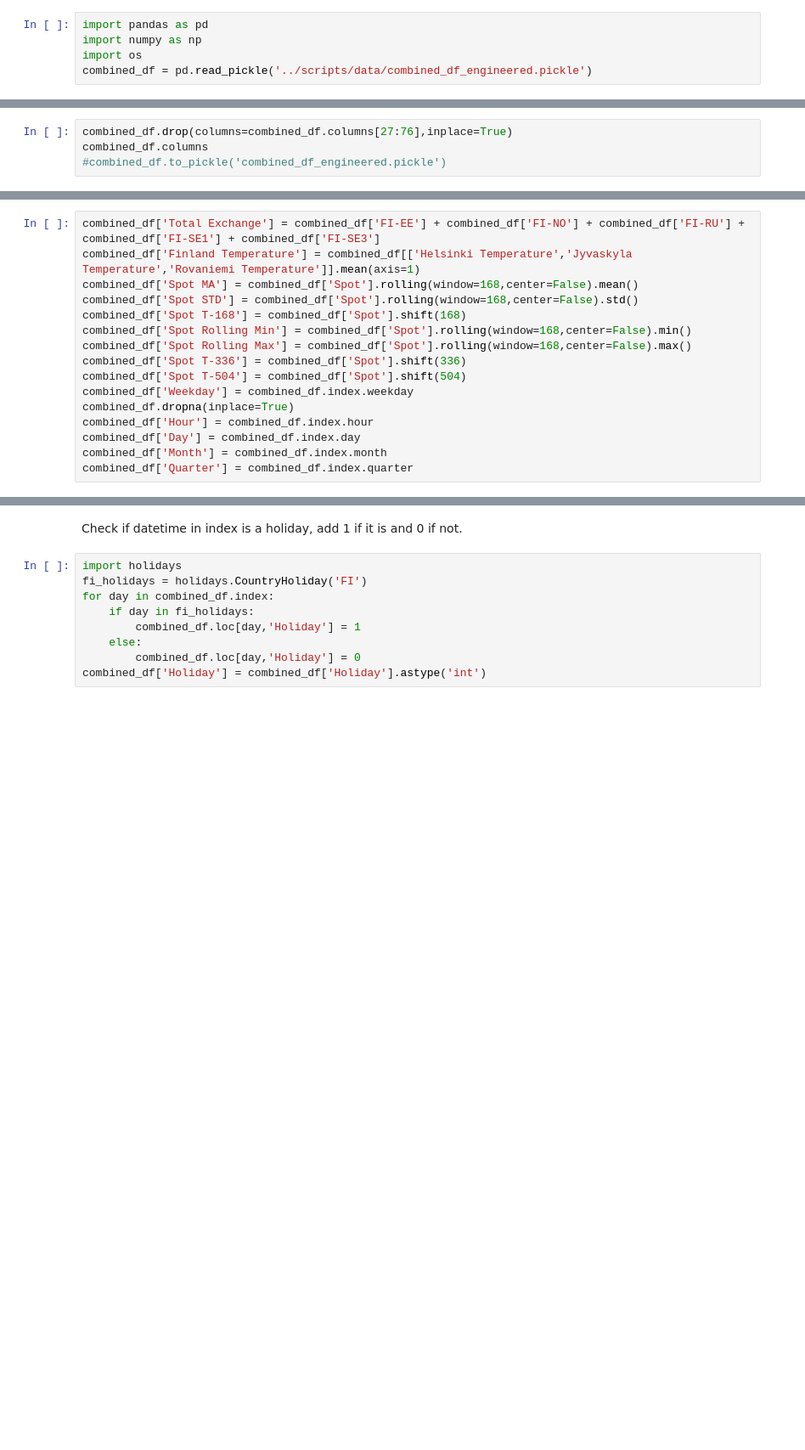
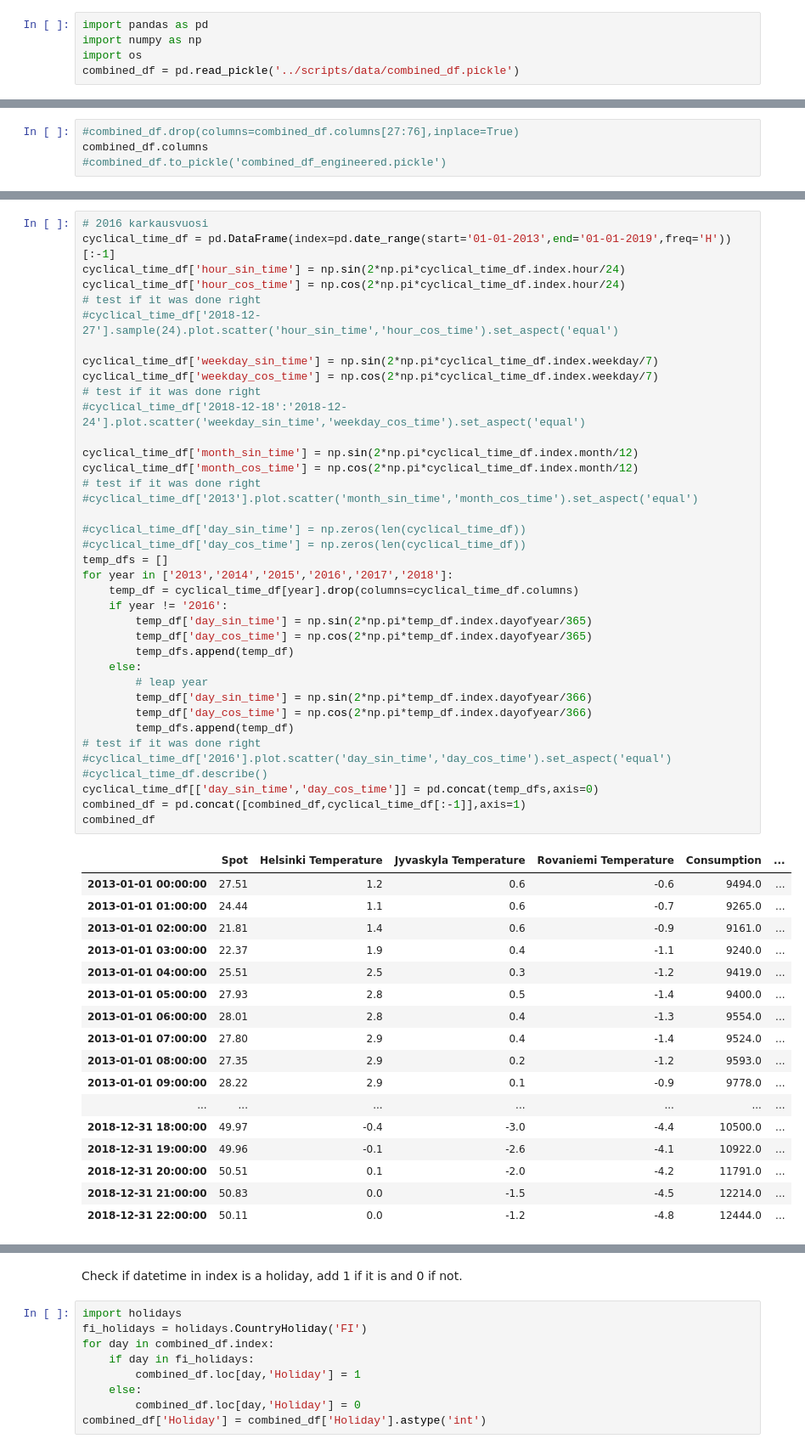
Before and after one commit to Cadax/nordpool-spot-price, a Jupyter notebook: notebooks/Feature_Engineering.ipynb, the cells around one changed output, grey strips where cells are left out. Shown: that part at 85% size. Drawn from its saved outputs; the diff is of its cells as text; blank space fills up the shorter version.

```diff
--- a/notebooks/Feature_Engineering.ipynb
+++ b/notebooks/Feature_Engineering.ipynb
@@ -2,4 +2,4 @@
 import pandas as pd
 import numpy as np
 import os
-combined_df = pd.read_pickle('../scripts/data/combined_df_engineered.pickle')
+combined_df = pd.read_pickle('../scripts/data/combined_df.pickle')
@@ -72,5 +76,5 @@ for dataset in fingrid_datasets:
 # %%
-combined_df.drop(columns=combined_df.columns[27:76],inplace=True)
+#combined_df.drop(columns=combined_df.columns[27:76],inplace=True)
 combined_df.columns
 #combined_df.to_pickle('combined_df_engineered.pickle')
 # %% [output]
@@ -92,16 +90,0 @@ Other features
-# %%
-combined_df['Total Exchange'] = combined_df['FI-EE'] + combined_df['FI-NO'] + combined_df['FI-RU'] + combined_df['FI-SE1'] + combined_df['FI-SE3']
-combined_df['Finland Temperature'] = combined_df[['Helsinki Temperature','Jyvaskyla Temperature','Rovaniemi Temperature']].mean(axis=1)
-combined_df['Spot MA'] = combined_df['Spot'].rolling(window=168,center=False).mean()
-combined_df['Spot STD'] = combined_df['Spot'].rolling(window=168,center=False).std()
-combined_df['Spot T-168'] = combined_df['Spot'].shift(168)
-combined_df['Spot Rolling Min'] = combined_df['Spot'].rolling(window=168,center=False).min()
-combined_df['Spot Rolling Max'] = combined_df['Spot'].rolling(window=168,center=False).max()
-combined_df['Spot T-336'] = combined_df['Spot'].shift(336)
-combined_df['Spot T-504'] = combined_df['Spot'].shift(504)
-combined_df['Weekday'] = combined_df.index.weekday
-combined_df.dropna(inplace=True)
-combined_df['Hour'] = combined_df.index.hour
-combined_df['Day'] = combined_df.index.day
-combined_df['Month'] = combined_df.index.month
-combined_df['Quarter'] = combined_df.index.quarter
@@ -107,0 +94,56 @@ combined_df['Quarter'] = combined_df.index.quarter
+# %%
+# 2016 karkausvuosi
+cyclical_time_df = pd.DataFrame(index=pd.date_range(start='01-01-2013',end='01-01-2019',freq='H'))[:-1]
+cyclical_time_df['hour_sin_time'] = np.sin(2*np.pi*cyclical_time_df.index.hour/24)
+cyclical_time_df['hour_cos_time'] = np.cos(2*np.pi*cyclical_time_df.index.hour/24)
+# test if it was done right
+#cyclical_time_df['2018-12-27'].sample(24).plot.scatter('hour_sin_time','hour_cos_time').set_aspect('equal')
+
+cyclical_time_df['weekday_sin_time'] = np.sin(2*np.pi*cyclical_time_df.index.weekday/7)
+cyclical_time_df['weekday_cos_time'] = np.cos(2*np.pi*cyclical_time_df.index.weekday/7)
+# test if it was done right
+#cyclical_time_df['2018-12-18':'2018-12-24'].plot.scatter('weekday_sin_time','weekday_cos_time').set_aspect('equal')
+
+cyclical_time_df['month_sin_time'] = np.sin(2*np.pi*cyclical_time_df.index.month/12)
+cyclical_time_df['month_cos_time'] = np.cos(2*np.pi*cyclical_time_df.index.month/12)
+# test if it was done right
+#cyclical_time_df['2013'].plot.scatter('month_sin_time','month_cos_time').set_aspect('equal')
+
+#cyclical_time_df['day_sin_time'] = np.zeros(len(cyclical_time_df))
+#cyclical_time_df['day_cos_time'] = np.zeros(len(cyclical_time_df))
+temp_dfs = []
+for year in ['2013','2014','2015','2016','2017','2018']:
+    temp_df = cyclical_time_df[year].drop(columns=cyclical_time_df.columns)
+    if year != '2016':
+        temp_df['day_sin_time'] = np.sin(2*np.pi*temp_df.index.dayofyear/365)
+        temp_df['day_cos_time'] = np.cos(2*np.pi*temp_df.index.dayofyear/365)
+        temp_dfs.append(temp_df)
+    else:
+        # leap year
+        temp_df['day_sin_time'] = np.sin(2*np.pi*temp_df.index.dayofyear/366)
+        temp_df['day_cos_time'] = np.cos(2*np.pi*temp_df.index.dayofyear/366)
+        temp_dfs.append(temp_df)
+# test if it was done right
+#cyclical_time_df['2016'].plot.scatter('day_sin_time','day_cos_time').set_aspect('equal')
+#cyclical_time_df.describe()
+cyclical_time_df[['day_sin_time','day_cos_time']] = pd.concat(temp_dfs,axis=0)
+combined_df = pd.concat([combined_df,cyclical_time_df[:-1]],axis=1)
+combined_df
+# %% [output]
+|  | Spot | Helsinki Temperature | Jyvaskyla Temperature | Rovaniemi Temperature | Consumption | ... |
+| 2013-01-01 00:00:00 | 27.51 | 1.2 | 0.6 | -0.6 | 9494.0 | ... |
+| 2013-01-01 01:00:00 | 24.44 | 1.1 | 0.6 | -0.7 | 9265.0 | ... |
+| 2013-01-01 02:00:00 | 21.81 | 1.4 | 0.6 | -0.9 | 9161.0 | ... |
+| 2013-01-01 03:00:00 | 22.37 | 1.9 | 0.4 | -1.1 | 9240.0 | ... |
+| 2013-01-01 04:00:00 | 25.51 | 2.5 | 0.3 | -1.2 | 9419.0 | ... |
+| 2013-01-01 05:00:00 | 27.93 | 2.8 | 0.5 | -1.4 | 9400.0 | ... |
+| 2013-01-01 06:00:00 | 28.01 | 2.8 | 0.4 | -1.3 | 9554.0 | ... |
+| 2013-01-01 07:00:00 | 27.80 | 2.9 | 0.4 | -1.4 | 9524.0 | ... |
+| 2013-01-01 08:00:00 | 27.35 | 2.9 | 0.2 | -1.2 | 9593.0 | ... |
+| 2013-01-01 09:00:00 | 28.22 | 2.9 | 0.1 | -0.9 | 9778.0 | ... |
+| ... | ... | ... | ... | ... | ... | ... |
+| 2018-12-31 18:00:00 | 49.97 | -0.4 | -3.0 | -4.4 | 10500.0 | ... |
+| 2018-12-31 19:00:00 | 49.96 | -0.1 | -2.6 | -4.1 | 10922.0 | ... |
+| 2018-12-31 20:00:00 | 50.51 | 0.1 | -2.0 | -4.2 | 11791.0 | ... |
+| 2018-12-31 21:00:00 | 50.83 | 0.0 | -1.5 | -4.5 | 12214.0 | ... |
+| 2018-12-31 22:00:00 | 50.11 | 0.0 | -1.2 | -4.8 | 12444.0 | ... |
```
Also changed, not shown: parts of 18 cells of this notebook, 4 other files.
